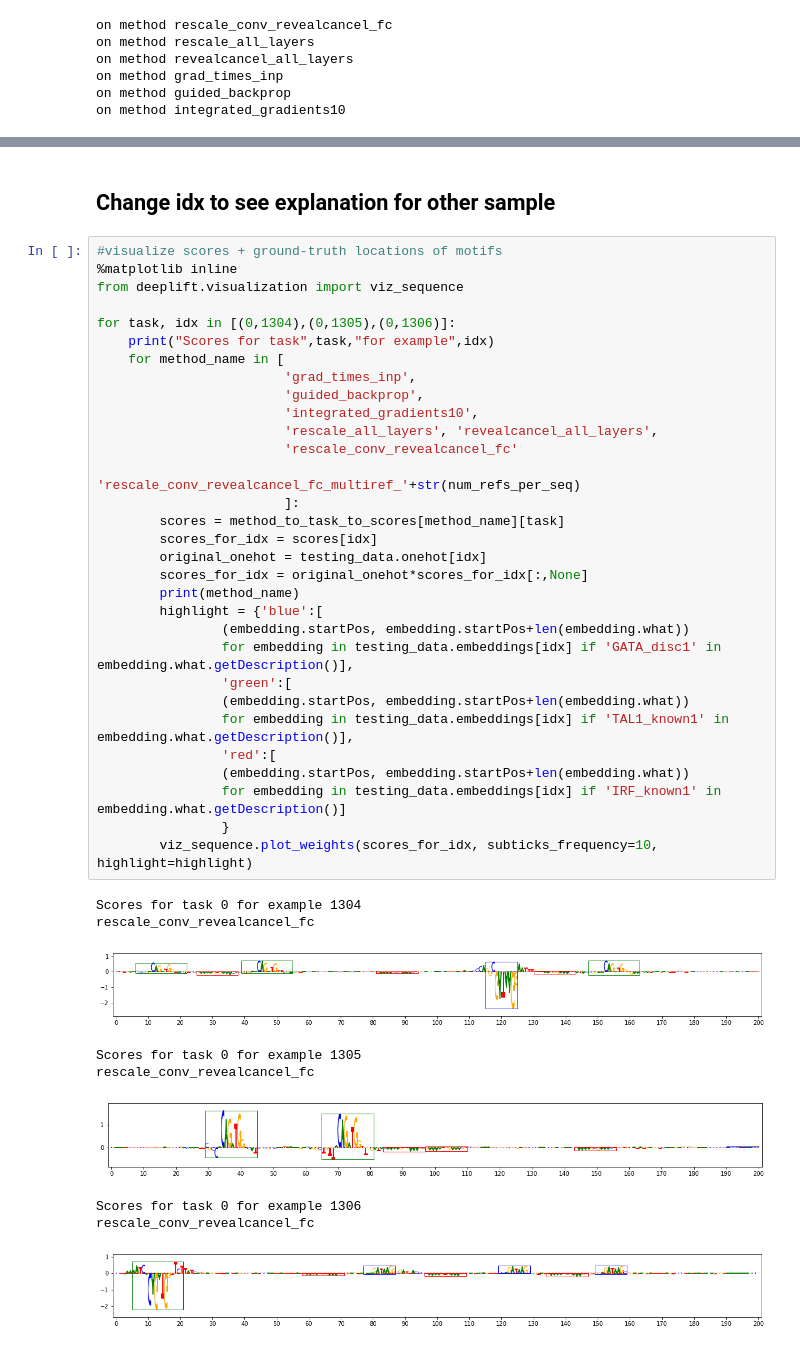
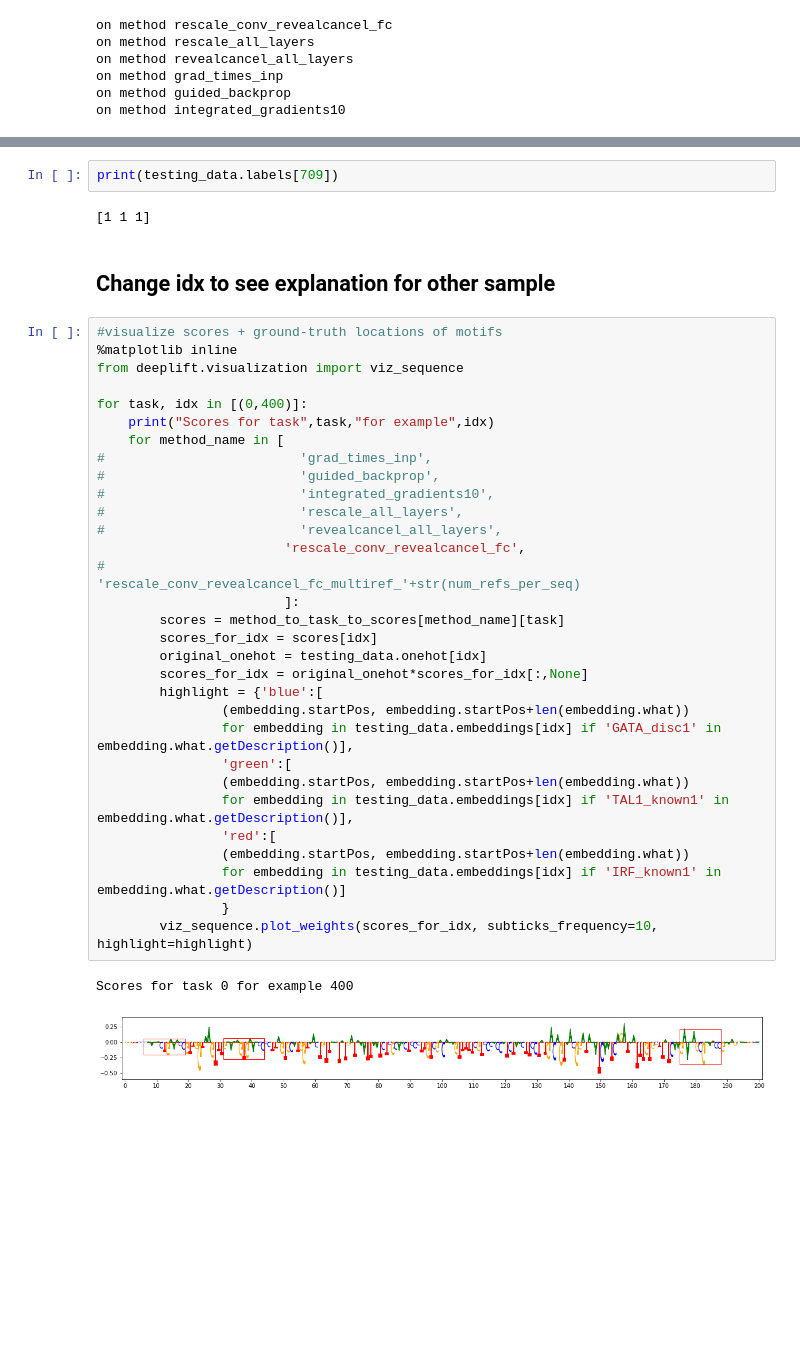
Before and after one commit to OTLFrostA/IiCB, a Jupyter notebook: notebooks/single_explanation.ipynb, the cells around one changed output, grey strips where cells are left out. Drawn from its saved outputs; the diff is of its cells as text; blank space fills up the shorter version.

```diff
--- a/notebooks/single_explanation.ipynb
+++ b/notebooks/single_explanation.ipynb
@@ -193,43 +192,40 @@ Done 27000
+# %%
+print(testing_data.labels[709])
+# %% [output]
+[1 1 1]
 # %% [markdown]
 ## Change idx to see explanation for other sample
 # %%
 #visualize scores + ground-truth locations of motifs
 %matplotlib inline
 from deeplift.visualization import viz_sequence
 
-for task, idx in [(0,1304),(0,1305),(0,1306)]:
+for task, idx in [(0,400)]:
     print("Scores for task",task,"for example",idx)
     for method_name in [
-                        'grad_times_inp',
-                        'guided_backprop',
-                        'integrated_gradients10',
-                        'rescale_all_layers', 'revealcancel_all_layers',
-                        'rescale_conv_revealcancel_fc'
-                        'rescale_conv_revealcancel_fc_multiref_'+str(num_refs_per_seq)
+#                         'grad_times_inp',
+#                         'guided_backprop',
+#                         'integrated_gradients10',
+#                         'rescale_all_layers',
+#                         'revealcancel_all_layers',
+                        'rescale_conv_revealcancel_fc',
+#                         'rescale_conv_revealcancel_fc_multiref_'+str(num_refs_per_seq)
                         ]:
         scores = method_to_task_to_scores[method_name][task]
         scores_for_idx = scores[idx]
         original_onehot = testing_data.onehot[idx]
         scores_for_idx = original_onehot*scores_for_idx[:,None]
-        print(method_name)
         highlight = {'blue':[
                 (embedding.startPos, embedding.startPos+len(embedding.what))
                 for embedding in testing_data.embeddings[idx] if 'GATA_disc1' in embedding.what.getDescription()],
                 'green':[
                 (embedding.startPos, embedding.startPos+len(embedding.what))
                 for embedding in testing_data.embeddings[idx] if 'TAL1_known1' in embedding.what.getDescription()],
                 'red':[
                 (embedding.startPos, embedding.startPos+len(embedding.what))
                 for embedding in testing_data.embeddings[idx] if 'IRF_known1' in embedding.what.getDescription()]
                 }
         viz_sequence.plot_weights(scores_for_idx, subticks_frequency=10, highlight=highlight)
 # %% [output]
-Scores for task 0 for example 1304
-rescale_conv_revealcancel_fc
+Scores for task 0 for example 400
-[figure, old version]
+[figure, new version]
-Scores for task 0 for example 1305
-rescale_conv_revealcancel_fc
-[figure, removed]
-Scores for task 0 for example 1306
-rescale_conv_revealcancel_fc
-[figure, removed]
```
Also changed, not shown: parts of 2 cells of this notebook, 2 other files.
